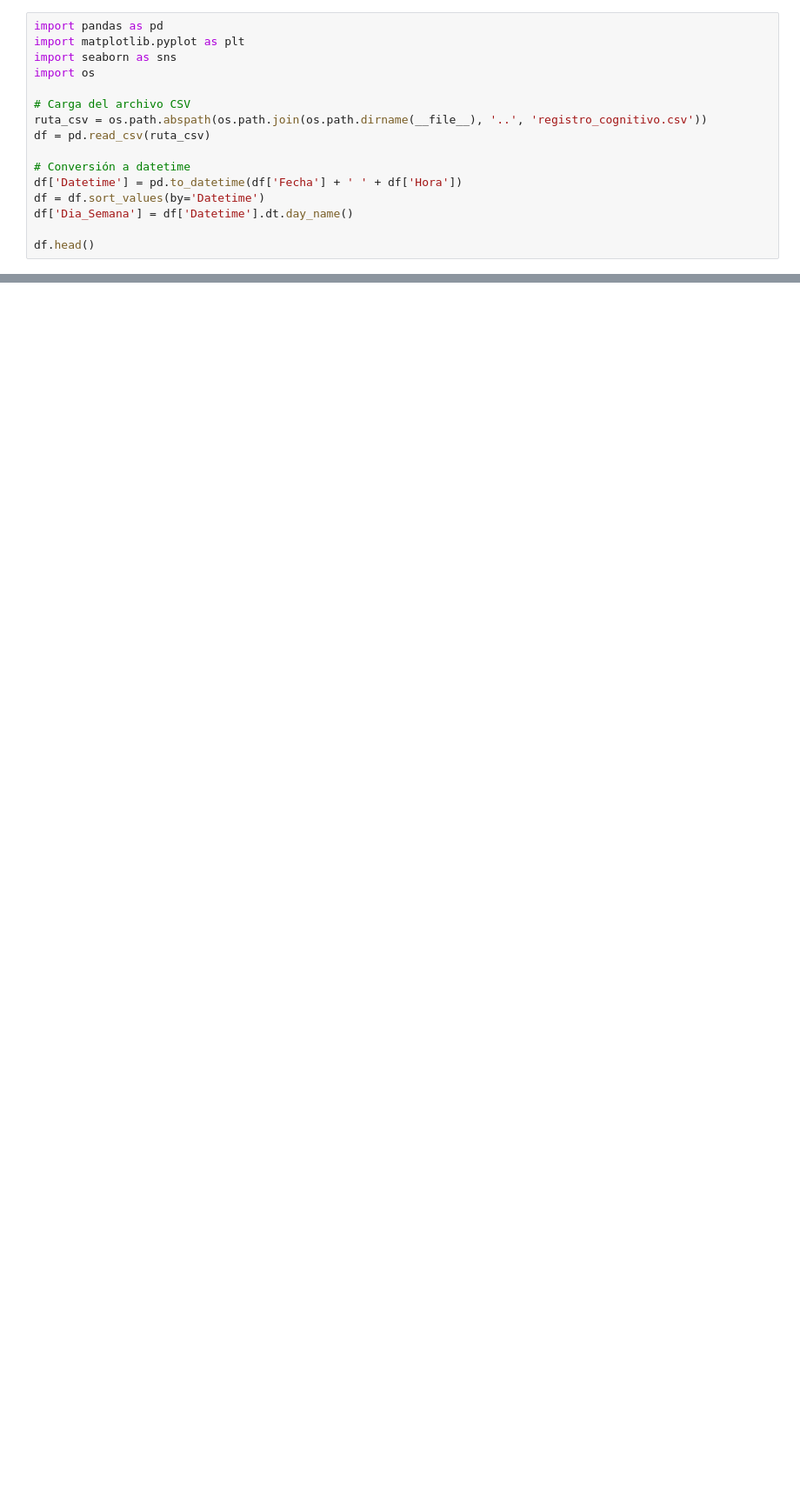
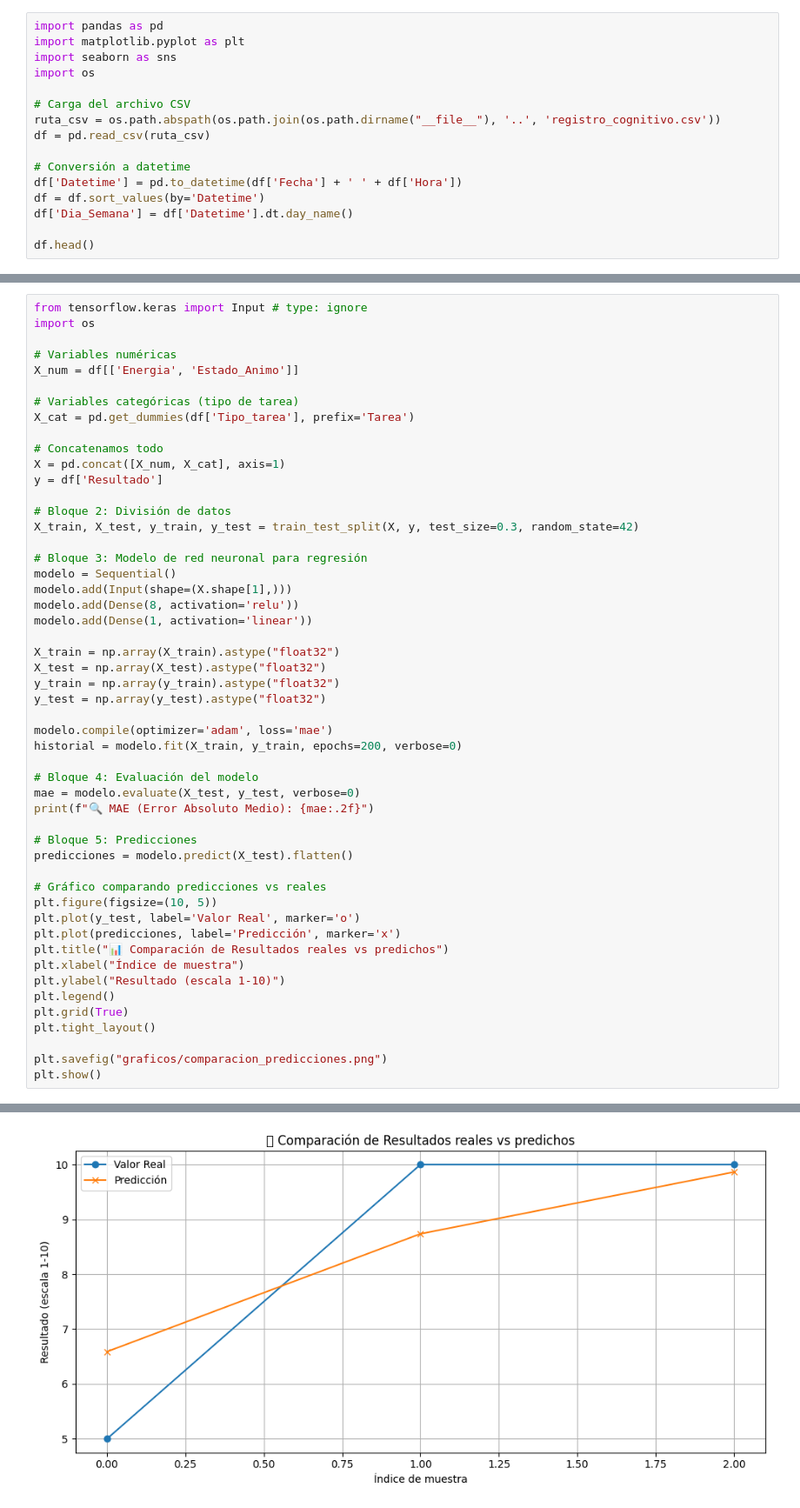
Before and after one commit to mcuestamunoz/neurocoah-ia, a Jupyter notebook: fase2_analisis/exploracion_visual.ipynb, the cells around one changed output, grey strips where cells are left out. Shown: that part at 87% size. Drawn from its saved outputs; the diff is of its cells as text; blank space fills up the shorter version.

```diff
--- a/fase2_analisis/exploracion_visual.ipynb
+++ b/fase2_analisis/exploracion_visual.ipynb
@@ -13,7 +14,7 @@ import seaborn as sns
 import os
 
 # Carga del archivo CSV
-ruta_csv = os.path.abspath(os.path.join(os.path.dirname(__file__), '..', 'registro_cognitivo.csv'))
+ruta_csv = os.path.abspath(os.path.join(os.path.dirname("__file__"), '..', 'registro_cognitivo.csv'))
 df = pd.read_csv(ruta_csv)
 
 # Conversión a datetime
@@ -122,0 +214,52 @@ plt.show()
+# %%
+from tensorflow.keras import Input # type: ignore
+import os
+
+# Variables numéricas
+X_num = df[['Energia', 'Estado_Animo']]
+
+# Variables categóricas (tipo de tarea)
+X_cat = pd.get_dummies(df['Tipo_tarea'], prefix='Tarea')
+
+# Concatenamos todo
+X = pd.concat([X_num, X_cat], axis=1)
+y = df['Resultado']
+
+# Bloque 2: División de datos
+X_train, X_test, y_train, y_test = train_test_split(X, y, test_size=0.3, random_state=42)
+
+# Bloque 3: Modelo de red neuronal para regresión
+modelo = Sequential()
+modelo.add(Input(shape=(X.shape[1],)))
+modelo.add(Dense(8, activation='relu'))
+modelo.add(Dense(1, activation='linear'))
+
+X_train = np.array(X_train).astype("float32")
+X_test = np.array(X_test).astype("float32")
+y_train = np.array(y_train).astype("float32")
+y_test = np.array(y_test).astype("float32")
+
+modelo.compile(optimizer='adam', loss='mae')
+historial = modelo.fit(X_train, y_train, epochs=200, verbose=0)
+
+# Bloque 4: Evaluación del modelo
+mae = modelo.evaluate(X_test, y_test, verbose=0)
+print(f"🔍 MAE (Error Absoluto Medio): {mae:.2f}")
+
+# Bloque 5: Predicciones
+predicciones = modelo.predict(X_test).flatten()
+
+# Gráfico comparando predicciones vs reales
+plt.figure(figsize=(10, 5))
+plt.plot(y_test, label='Valor Real', marker='o')
+plt.plot(predicciones, label='Predicción', marker='x')
+plt.title("📊 Comparación de Resultados reales vs predichos")
+plt.xlabel("Índice de muestra")
+plt.ylabel("Resultado (escala 1-10)")
+plt.legend()
+plt.grid(True)
+plt.tight_layout()
+
+plt.savefig("graficos/comparacion_predicciones.png")
+plt.show()
+# %% [output]
@@ -122,0 +268 @@ plt.show()
+[figure, added]
```
Also changed, not shown: parts of 22 cells of this notebook, 11 other files.
